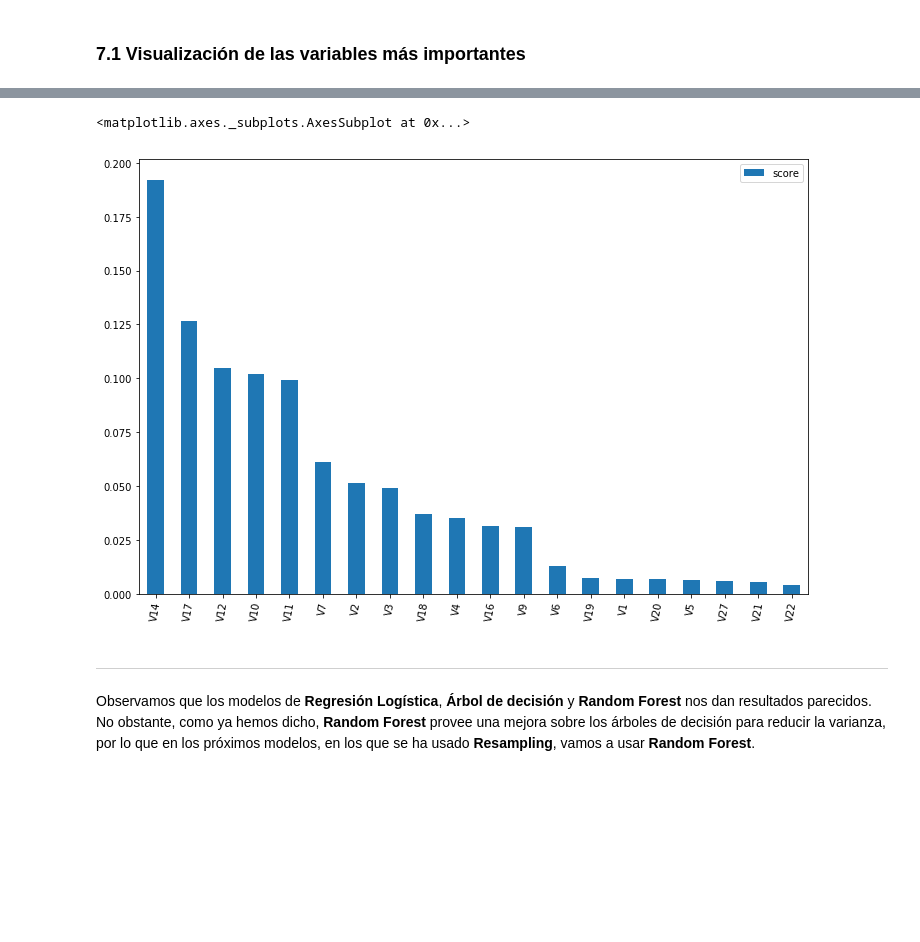
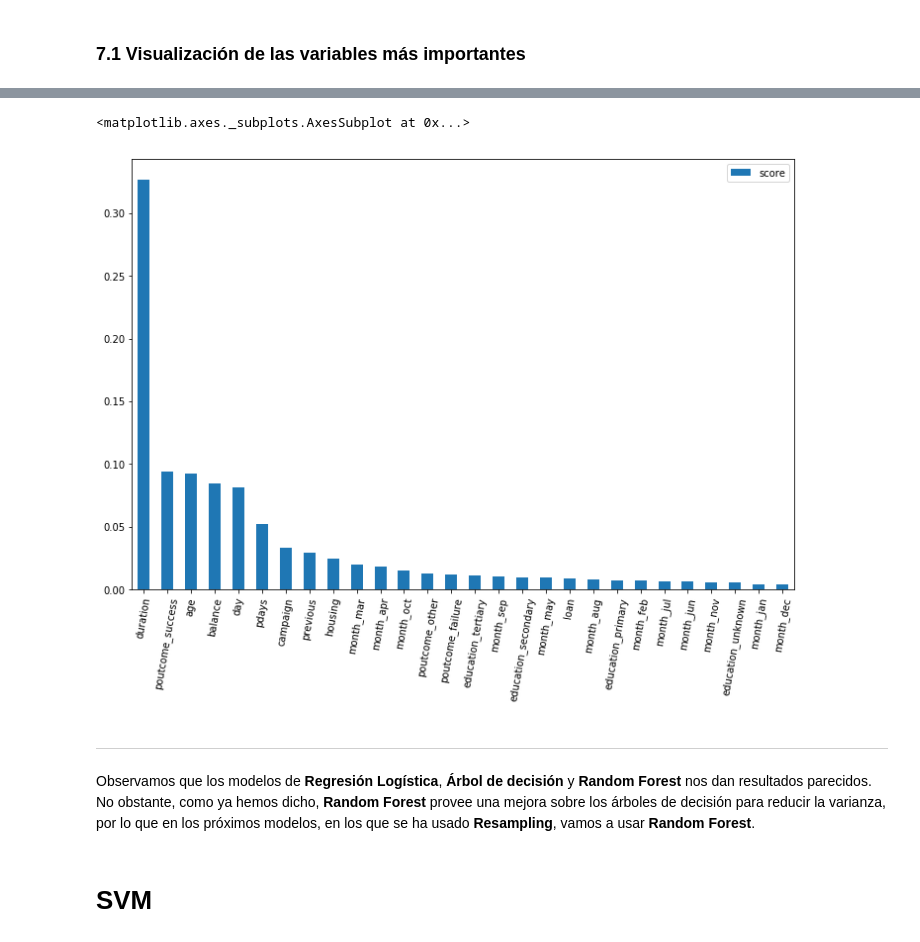
Before and after one commit to JoanMartin/UIB-MasterInBigData, a Jupyter notebook: Statistical-Learning-and-Decision-Making-II/Bank classification/Bank Classification.ipynb, the cells around one changed output, grey strips where cells are left out. Drawn from its saved outputs; the diff is of its cells as text; code cells hidden in the pictures; blank space fills up the shorter version.

```diff
--- a/Statistical-Learning-and-Decision-Making-II/Bank classification/Bank Classification.ipynb
+++ b/Statistical-Learning-and-Decision-Making-II/Bank classification/Bank Classification.ipynb
@@ -410 +523,3 @@ Borrar variables **age**, **day**, **campaign**, **poutcome**, **contact**, **mo
+# %%
+df_final = df[df.columns.difference(['job', 'marital', 'default', 'contact'])]
 # %%
@@ -526,7 +659,7 @@ from sklearn.tree import DecisionTreeClassifier
 # %% [markdown]
 Creamos un modelo con un árbol de decisión sin modificar ningún parámetro:
 # %%
-scaler = StandardScaler()
+scaler = MinMaxScaler()
 class_DT = DecisionTreeClassifier()
 
 scaler_step = ('scaler', scaler)
@@ -544,7 +677,6 @@ print('\n')
 print("Confusion matrix: \n", confusion_matrix(y_test, y_pred_class_DT, labels=[1, 0]))
 print('\n')
 print("Accuracy:", accuracy_score(y_test, y_pred_class_DT))
-print("Precision:", precision_score(y_test, y_pred_class_DT))
-print("Recall:", recall_score(y_test, y_pred_class_DT))
-print("F1:", f1_score(y_test, y_pred_class_DT))
+print('\n')
+print("Classification report: \n", classification_report(y_test, y_pred_class_DT))
 # %% [output]
@@ -565,7 +703,7 @@ F1: 0.822510822511
 # %% [markdown]
 Para ver si mejora un modelo basado en árboles de decisión, utilizamos la función de **GridSearchCV** para modificar los parámetros.
 # %%
-scaler = StandardScaler()
+scaler = MinMaxScaler()
 class_DT = DecisionTreeClassifier()
 
 scaler_step = ('scaler', scaler)
@@ -575,14 +713,14 @@ steps = [scaler_step, class_DT_step]
 
 pipe = Pipeline(steps)
 
-params = {'class_DT__max_depth': range(1, 8),
-          'class_DT__min_samples_split': range(2, 10),
-          'class_DT__min_samples_leaf': range(2, 10),
+params = {'class_DT__max_depth': range(5, 15),
+          'class_DT__min_samples_split': range(5, 15),
+          'class_DT__min_samples_leaf': range(5, 15),
           'class_DT__criterion': ['gini', 'entropy']}
 
-kfold = StratifiedKFold(n_splits = 5)
+kfold = StratifiedKFold(n_splits = 10)
 
-gs_class_DT = GridSearchCV(pipe, param_grid=params, cv=kfold, n_jobs=-1)
+gs_class_DT = GridSearchCV(pipe, param_grid=params, cv=kfold, n_jobs=-1, verbose=3)
 gs_class_DT.fit(X_train, y_train)
 
 y_pred_gs_class_DT = gs_class_DT.predict(X_test)
@@ -595,7 +733,6 @@ print('\n')
 print("Confusion matrix: \n", confusion_matrix(y_test, y_pred_gs_class_DT, labels=[1, 0]))
 print('\n')
 print("Accuracy:", accuracy_score(y_test, y_pred_gs_class_DT))
-print("Precision:", precision_score(y_test, y_pred_gs_class_DT))
-print("Recall:", recall_score(y_test, y_pred_gs_class_DT))
-print("F1:", f1_score(y_test, y_pred_gs_class_DT))
+print('\n')
+print("Classification report: \n", classification_report(y_test, y_pred_gs_class_DT))
 # %% [output]
@@ -664,7 +817,7 @@ from sklearn.ensemble import RandomForestClassifier
 
 Normalmente se usa $m = \sqrt{p}$, lo cual se refleja en el siguiente algoritmo mediante el parámetro *max_features = 'sqrt'*, aunque también se busca si con *max_features = 'auto'*, que es $m = p$ mejora el resultado. Además, con el parámetro n_estimators indicamos el número de árboles que se generan y con max_depth la profundidad de cada árbol. Estimamos la mejor combinación de estos parámetros mediante **GridSearchCV**.
 # %%
-scaler = StandardScaler()
+scaler = MinMaxScaler()
 rand_for_class = RandomForestClassifier()
 
 scaler_step = ('scaler', scaler)
@@ -672,13 +825,13 @@ rand_for_class_step = ('rand_for_class', rand_for_class)
 steps = [scaler_step, rand_for_class_step]
 pipe = Pipeline(steps)
 
-tuned_parameters = {'rand_for_class__n_estimators': range(15, 30, 2),
+tuned_parameters = {'rand_for_class__n_estimators': range(25, 45, 2),
                     'rand_for_class__max_features': ['sqrt', 'auto'],
-                    'rand_for_class__max_depth': range(8, 25)}
+                    'rand_for_class__max_depth': range(12, 22)}
 
-kfold = StratifiedKFold(n_splits = 5)
+kfold = StratifiedKFold(n_splits = 10)
 
-gs_rand_for_class = GridSearchCV(pipe, tuned_parameters, cv=kfold, n_jobs=-1)
+gs_rand_for_class = GridSearchCV(pipe, tuned_parameters, cv=kfold, n_jobs=-1, verbose=3)
 gs_rand_for_class.fit(X_train, y_train)
 
 y_pred_rand_for_class = gs_rand_for_class.predict(X_test)
@@ -686,12 +839,11 @@ y_pred_rand_for_class_proba = gs_rand_for_class.predict_proba(X_test)
 
 print("Best params: ", gs_rand_for_class.best_params_)
 print('\n')
-print("ROC Curve: %.2f" % roc_auc_score(y_true=y_test, y_score=y_pred_rand_for_class_proba[:, 1]))
+print("ROC Curve: %.2f" % roc_auc_score(y_true=y_test, y_score=y_pred_rand_for_class[:, 1]))
 print('\n')
 print("Confusion matrix: \n", confusion_matrix(y_test, y_pred_rand_for_class, labels=[1, 0]))
 print('\n')
 print("Accuracy:", accuracy_score(y_test, y_pred_rand_for_class))
-print("Precision:", precision_score(y_test, y_pred_rand_for_class))
-print("Recall:", recall_score(y_test, y_pred_rand_for_class))
-print("F1:", f1_score(y_test, y_pred_rand_for_class))
+print('\n')
+print("Classification report: \n", classification_report(y_test, y_pred_rand_for_class))
 # %% [output]
@@ -729,12 +888,14 @@ RandomForestClassifier(bootstrap=True, class_weight=None, criterion='gini',
 # %%
 feat = pd.DataFrame(index=X_train.keys(), data=rand_for_class.feature_importances_, columns=['score'])
 feat = feat.sort_values(by='score', ascending=False)
 
-feat[:20].plot(kind='bar', rot=80)
+feat.plot(kind='bar', rot=80)
 # %% [output]
 <matplotlib.axes._subplots.AxesSubplot at 0x...>
-[figure, old version]
+[figure, new version]
 # %% [markdown]
 ***
 
 Observamos que los modelos de **Regresión Logística**, **Árbol de decisión** y **Random Forest** nos dan resultados parecidos. No obstante, como ya hemos dicho, **Random Forest** provee una mejora sobre los árboles de decisión para reducir la varianza, por lo que en los próximos modelos, en los que se ha usado **Resampling**, vamos a usar **Random Forest**.
+# %% [markdown]
+# SVM
```
Also changed, not shown: parts of 106 cells of this notebook, 4 other files.
